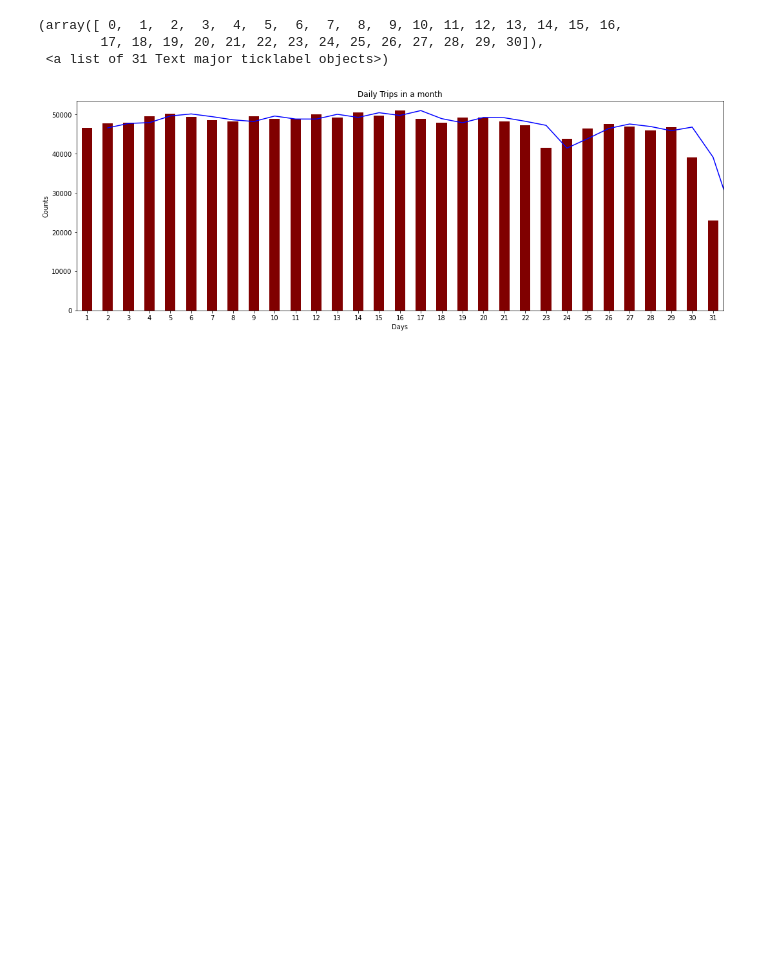
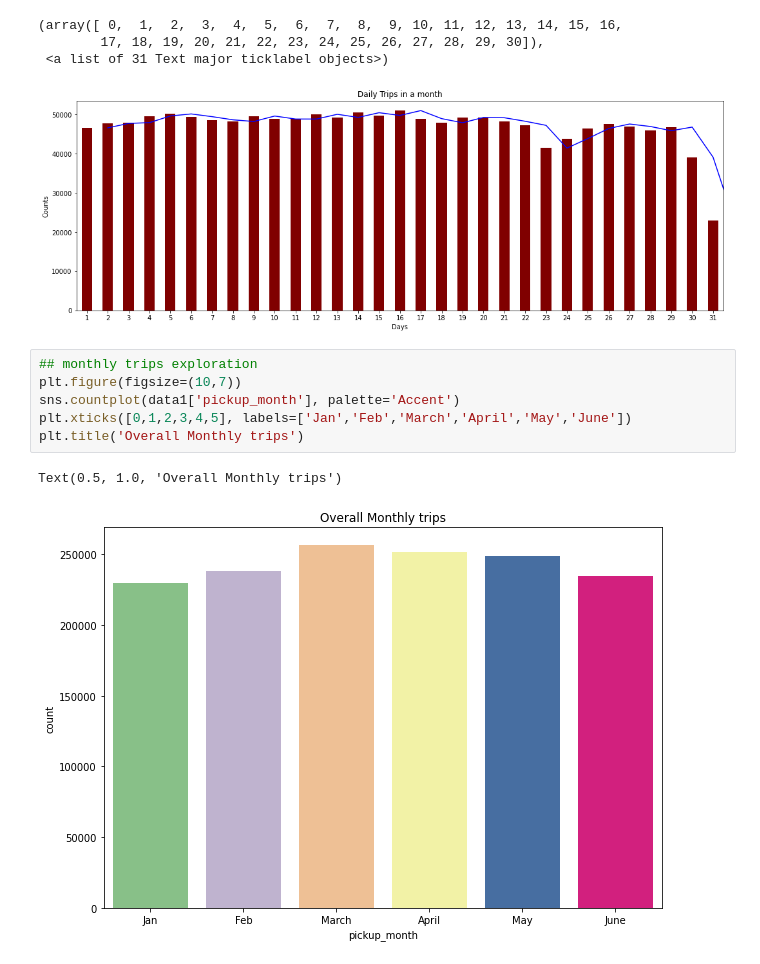
Before and after one commit to Vidhuran-Rajendran/NYC-Taxi-Trip-Time-Prediction, a Jupyter notebook: NYC_Taxi_Trip_Time_Prediction_Capstone_Project.ipynb, the cells around one changed output. Drawn from its saved outputs; the diff is of its cells as text; blank space fills up the shorter version.

```diff
--- a/NYC_Taxi_Trip_Time_Prediction_Capstone_Project.ipynb
+++ b/NYC_Taxi_Trip_Time_Prediction_Capstone_Project.ipynb
@@ -326,3 +326,12 @@ plt.xticks(rotation=0)
         17, 18, 19, 20, 21, 22, 23, 24, 25, 26, 27, 28, 29, 30]),
  <a list of 31 Text major ticklabel objects>)
 [figure]
+# %%
+## monthly trips exploration
+plt.figure(figsize=(10,7))
+sns.countplot(data1['pickup_month'], palette='Accent')
+plt.xticks([0,1,2,3,4,5], labels=['Jan','Feb','March','April','May','June'])
+plt.title('Overall Monthly trips')
+# %% [output]
+Text(0.5, 1.0, 'Overall Monthly trips')
+[figure, added]
```
